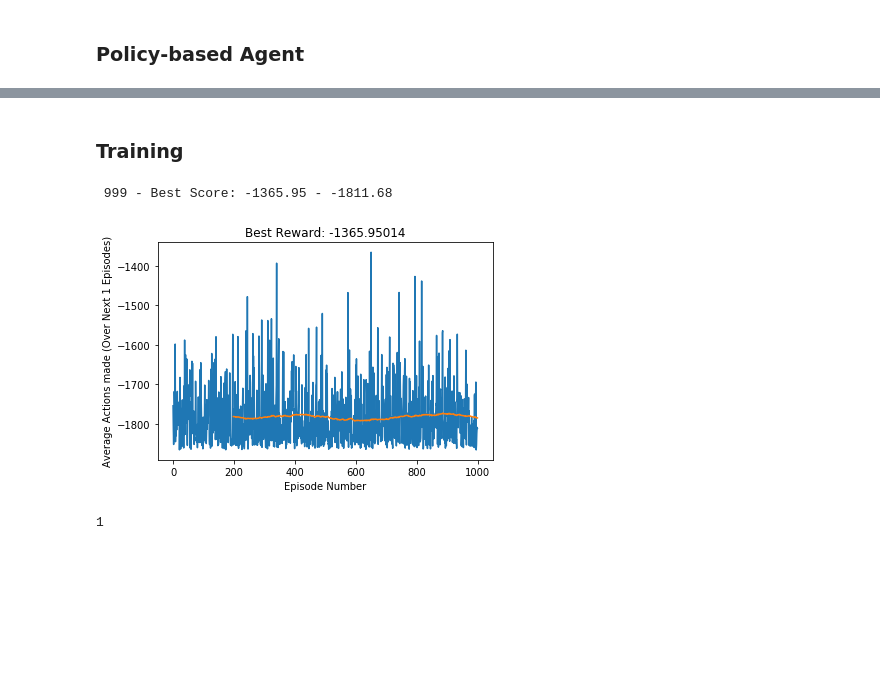
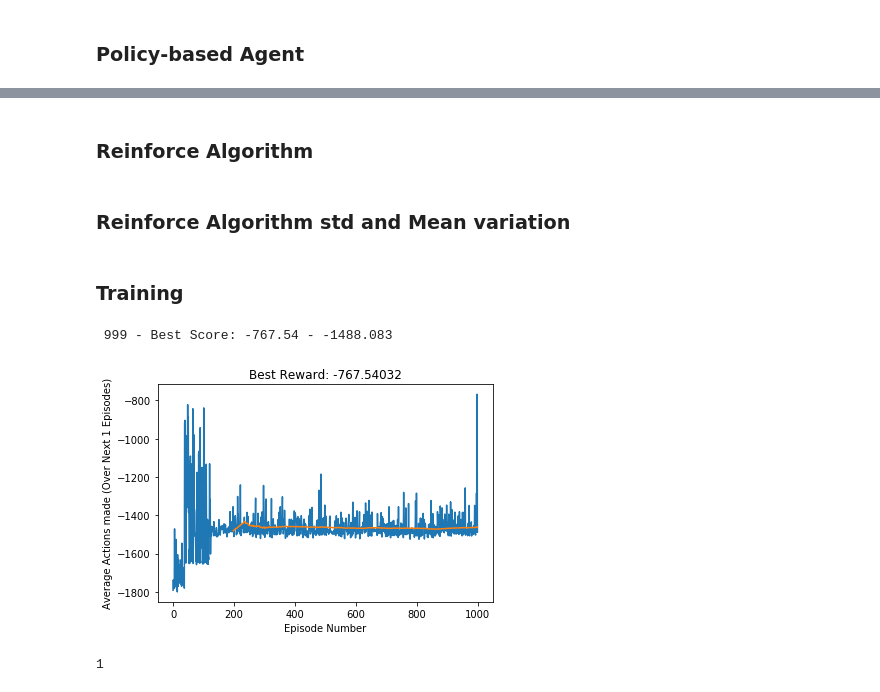
Before and after one commit to BAlmeidaS/reinforcement-learning-studies, a Jupyter notebook: pendulum/study.ipynb, the cells around one changed output, grey strips where cells are left out. Saved outputs shown, nothing was run; the diff lists cells and outputs as text; code cells hidden in the pictures; blank space fills up the shorter version.

Commit message:
adding various agents to pendulum study

```diff
--- a/pendulum/study.ipynb
+++ b/pendulum/study.ipynb
@@ -209,0 +272,2 @@ class PolicyAgent():
+# %% [markdown]
+### Reinforce Algorithm
@@ -209,0 +362,2 @@ class PolicyAgent():
+# %% [markdown]
+### Reinforce Algorithm std and Mean variation
@@ -212,37 +502,37 @@ class PolicyAgent():
 # %%
 num_episodes = 1000
 
-agent = PolicyAgent(env)
+agent = ReinforceAgentAdvanced(env)
 
 best_score = -np.inf
 
 avg_scores = deque(maxlen=num_episodes)
 
 score_eval = ScoreEvaluator(1)
 
 for i in range(num_episodes):
     score = 0
     state = env.reset()
     agent.reset_episode()
 
     while True:
         action = agent.act(state)
         state, reward, done, _ = env.step(action)
 
-        agent.step(state, reward, done, action)
+        agent.step(state, reward, done)
 
         score += reward
         if done:
             score_eval.add(score)
             print_iteaction(i, score_eval)
             break
 
 score_eval.plot_avg_scores()
 
 agent.find_better
 # %% [output]
- 999 - Best Score: -1365.95 - -1811.68
+ 999 - Best Score: -767.54 - -1488.083
-[figure, old version]
+[figure, new version]
 1
 # %%
 state = env.reset()
```
Also changed, not shown: parts of 7 cells of this notebook.
